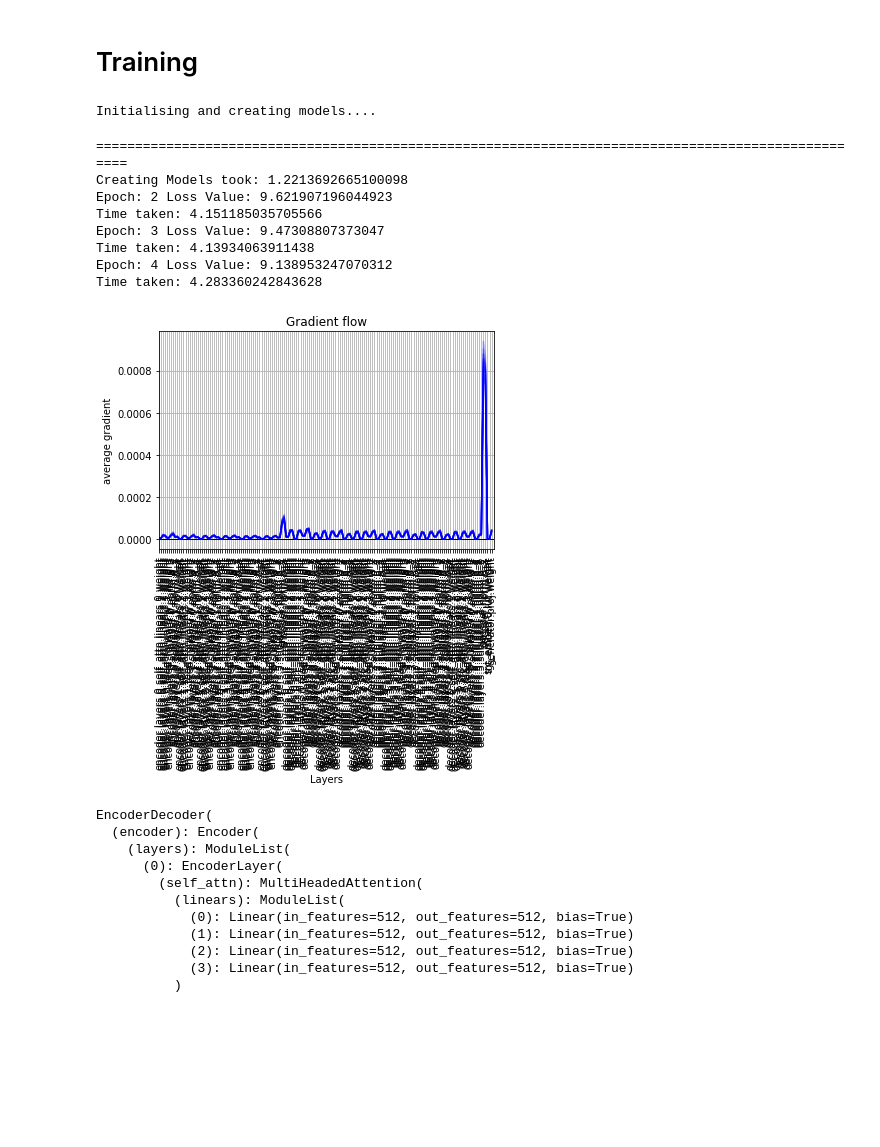
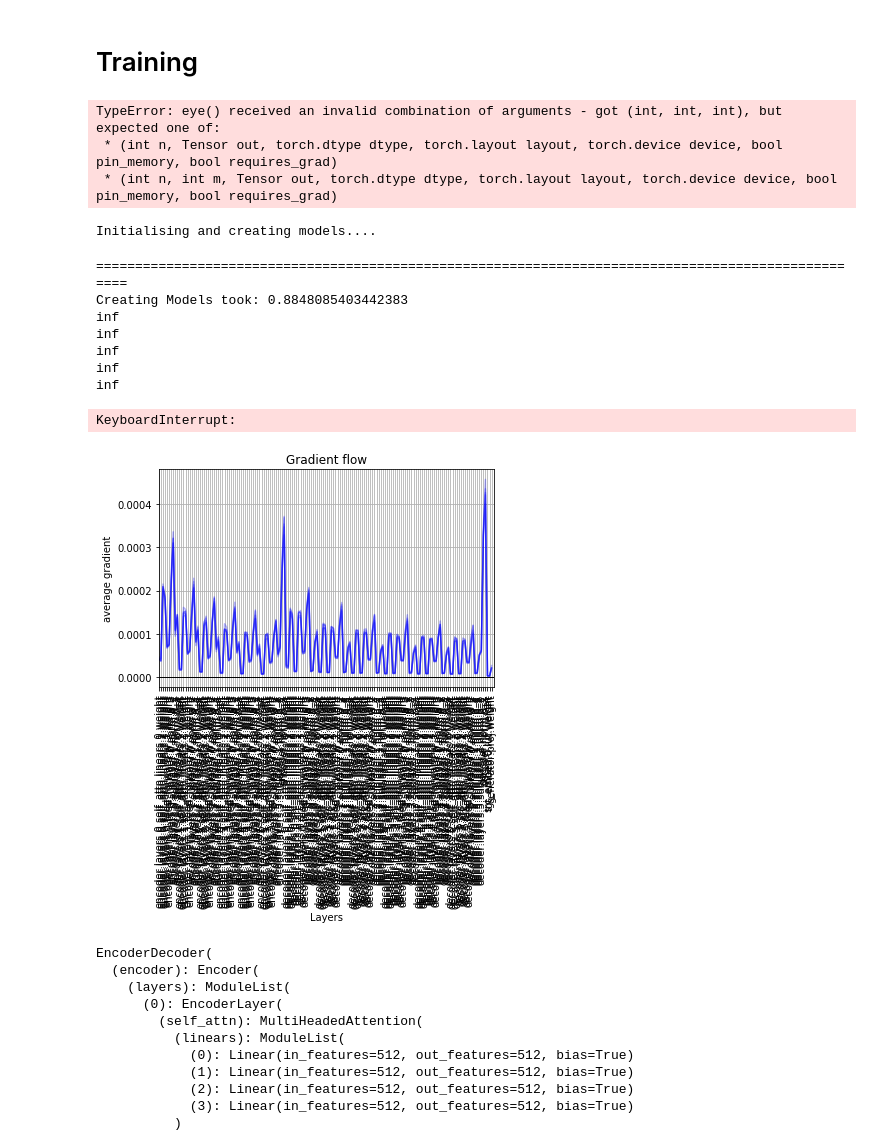
Before and after one commit to deepak4669/Conversational-Agents, a Jupyter notebook: Dialog Systems/Notebooks/transformer.ipynb, the cells around one changed output. Saved outputs shown, nothing was run; the diff lists cells and outputs as text; code cells hidden in the pictures; blank space fills up the shorter version.

```diff
--- a/Dialog Systems/Notebooks/transformer.ipynb
+++ b/Dialog Systems/Notebooks/transformer.ipynb
@@ -927,3 +929,11 @@ def subsequent_mask(size):
     return torch.from_numpy(mask)==0
 # %% [markdown]
 # Training
+# %%
+x=torch.(5,12,7816)
+y=torch.max(x,dim=-1)
+print(y)
+# %% [output]
+TypeError: eye() received an invalid combination of arguments - got (int, int, int), but expected one of:
+ * (int n, Tensor out, torch.dtype dtype, torch.layout layout, torch.device device, bool pin_memory, bool requires_grad)
+ * (int n, int m, Tensor out, torch.dtype dtype, torch.layout layout, torch.device device, bool pin_memory, bool requires_grad)
@@ -983,9 +1017,9 @@ def run_epoch(data,model,loss_compute):
 #     print(source.device)
     out=model(source,target,source_mask,target_mask)
 #     print("Model output: "+str(out.size()))
-    loss=loss_compute(out,target_y,data.ntokens)
+    loss,f1_score,ppl=loss_compute(out,target_y,data.ntokens)
 
-    return loss.item()
+    return loss.item(),f1_score.item(),ppl.item()
 # %%
 class LabelSmoothing(nn.Module):
     "Implement label smoothing."
@@ -1021,6 +1055,9 @@ class SimpleLossCompute:
     def __call__(self, x, y, norm):
         x = self.generator(x)
 #         print(str(x.size())+" "+str(y.size()))
+        f1_score=F1_score(x,y)
+        ppl=perplexity(x,y)
+
         loss = self.criterion(x.contiguous().view(-1, x.size(-1)),
                               y.contiguous().view(-1)) / norm
         loss.backward()
@@ -1029,7 +1066,8 @@ class SimpleLossCompute:
         if self.opt is not None:
             self.opt.step()
             self.opt.optimizer.zero_grad()
-        return loss.item()* norm
+
+        return loss.item()* norm,f1_score,ppl
 # %%
 class NoamOpt:
     "Optim wrapper that implements rate."
@@ -1068,15 +1106,17 @@ def training(batches,model,n_epochs,n_batches,criterion,model_opt,loadFile):
     if loadFile:
         start_epoch=torch.load(loadFile)["epoch"]
 
-    for epoch in range(start_epoch,n_epochs):
+    for epoch in range(start_epoch+1,n_epochs):
         t1=time.time()
         loss=0
+        f1_score=0
+        ppl=0
         for i in range(n_batches):
             current_batch=batches[i]
-            loss_val=run_epoch(current_batch,model,SimpleLossCompute(model.generator, criterion, model_opt))
+            loss_val,current_f1_score,current_ppl=run_epoch(current_batch,model,SimpleLossCompute(model.generator, criterion, model_opt))
             loss+=loss_val
-        print("Epoch: "+str(epoch)+" Loss Value: "+str(loss/100))
-        print("Time taken: "+str(time.time()-t1))
+            f1_score+=current_f1_score
+            ppl+=current_ppl
 
         directory=os.path.join(save_dir,'transformer','cornell-movie')
         if not os.path.exists(directory):
@@ -1087,48 +1127,52 @@ def training(batches,model,n_epochs,n_batches,criterion,model_opt,loadFile):
             "opt":model_opt.optimizer.state_dict(),
             "loss":loss
         },os.path.join(directory,'{}_{}.tar'.format(epoch,'checkpoint')))
+
+        print("Epoch: "+str(epoch)+" Loss Value: "+str(loss/n_batches)+" F1 Score: "+str(f1_score/n_batches)+" PPL: "+str(ppl/n_batches))
+        print("Time taken: "+str(time.time()-t1))
 # %%
 batches=data_generation(pairs,5,5)
 # %%
 print("Initialising and creating models....")
 V=voc.num_words
 t1=time.time()
 # criterion=LabelSmoothing()
 criterion = LabelSmoothing(size=V, padding_idx=0, smoothing=0.0)
 
 model=make_model(V,V)
-model.cuda()
+# model.cuda()
 
 # model_opt=torch.optim.Adam(model.parameters(),lr=0.0001,betas=(0.9,0.988),eps=1e-9)
 model_opt = NoamOpt(model.src_embed[0].d_model, 1, 400,
         torch.optim.Adam(model.parameters(), lr=0, betas=(0.9, 0.98), eps=1e-9))
 print("="*100)
 print("Creating Models took: "+str(time.time()-t1))
 
 save_dir='C:\\Users\\deepa\\Conversational Agents'
-loadFile=os.path.join(save_dir,'transformer','cornell-movie','2_checkpoint')
-loadFile="C:\\Users\\deepa\\Conversational Agents\\transformer\\cornell-movie\\2_checkpoint.tar"
+# loadFile=os.path.join(save_dir,'transformer','cornell-movie','2_checkpoint')
+# loadFile="C:\\Users\\deepa\\Conversational Agents\\transformer\\cornell-movie\\1_checkpoint.tar"
+loadFile=None
 
 if(loadFile):
     checkpoint=torch.load(loadFile)
     model.load_state_dict(checkpoint['model'])
     model_opt.optimizer.load_state_dict(checkpoint['opt'])
 
 
 
 model.train()
-training(batches,model,5,5,criterion,model_opt,loadFile)
+training(batches,model,10,5,criterion,model_opt,loadFile)
 # %% [output]
 Initialising and creating models....
 ====================================================================================================
-Creating Models took: 1.2213692665100098
-Epoch: 2 Loss Value: 9.621907196044923
-Time taken: 4.151185035705566
-Epoch: 3 Loss Value: 9.47308807373047
-Time taken: 4.13934063911438
-Epoch: 4 Loss Value: 9.138953247070312
-Time taken: 4.283360242843628
+Creating Models took: 0.8848085403442383
+inf
+inf
+inf
+inf
+inf
+KeyboardInterrupt:
-[figure, old version]
+[figure, new version]
 # %%
 def greedy_decode(model, src, src_mask, max_len, start_symbol):
     memory = model.encode(src, src_mask)
```
Also changed, not shown: parts of 8 cells of this notebook.
